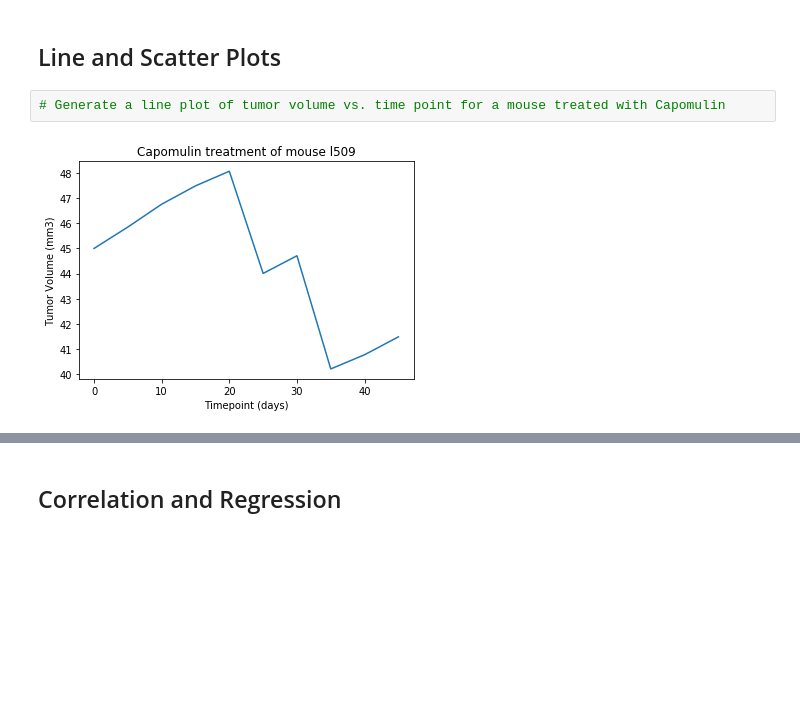
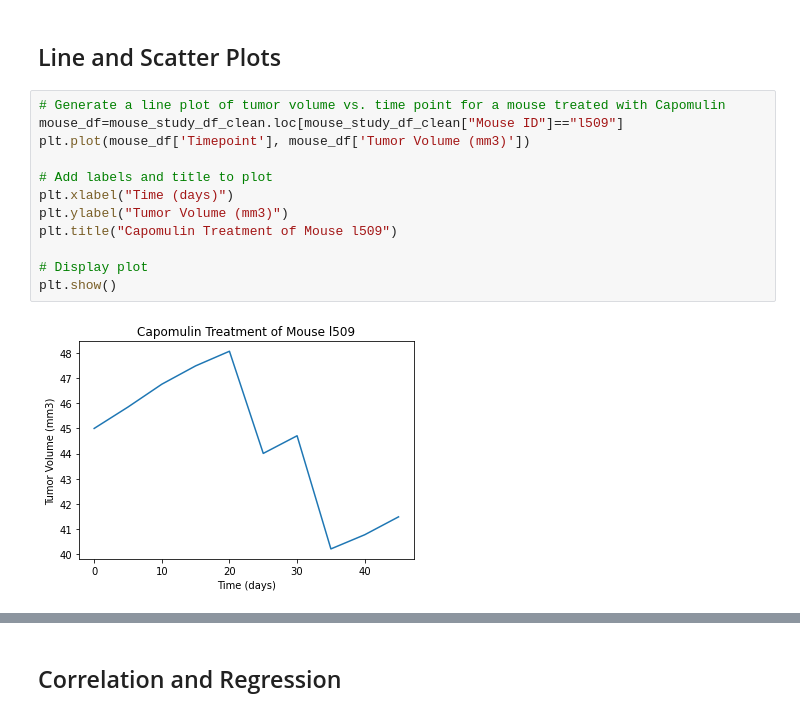
Before and after one commit to lintubaby5/Assignment-UoTBootCamp, a Jupyter notebook: pandas-challenge/Pymaceuticals/pymaceuticals.ipynb, the cells around one changed output, grey strips where cells are left out. Saved outputs shown, nothing was run; the diff lists cells and outputs as text; blank space fills up the shorter version.

```diff
--- a/pandas-challenge/Pymaceuticals/pymaceuticals.ipynb
+++ b/pandas-challenge/Pymaceuticals/pymaceuticals.ipynb
@@ -181,5 +224,15 @@ Ceftamin's potential outliers: Series([], Name: Tumor Volume (mm3), dtype: float
 ## Line and Scatter Plots
 # %%
 # Generate a line plot of tumor volume vs. time point for a mouse treated with Capomulin
+mouse_df=mouse_study_df_clean.loc[mouse_study_df_clean["Mouse ID"]=="l509"]
+plt.plot(mouse_df['Timepoint'], mouse_df['Tumor Volume (mm3)'])
+
+# Add labels and title to plot
+plt.xlabel("Time (days)")
+plt.ylabel("Tumor Volume (mm3)")
+plt.title("Capomulin Treatment of Mouse l509")
+
+# Display plot
+plt.show()
 # %% [output]
-[figure, old version]
+[figure, new version]
```
Also changed, not shown: parts of 14 cells of this notebook.
